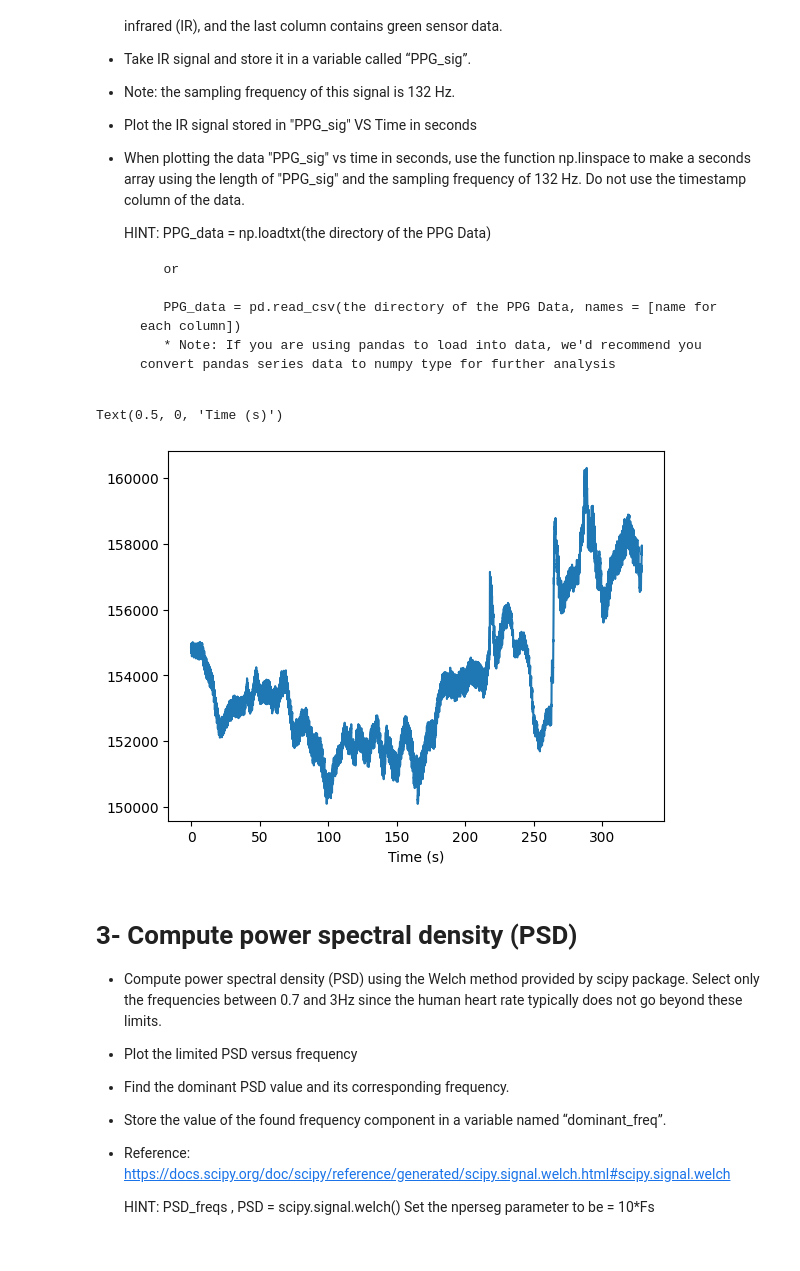
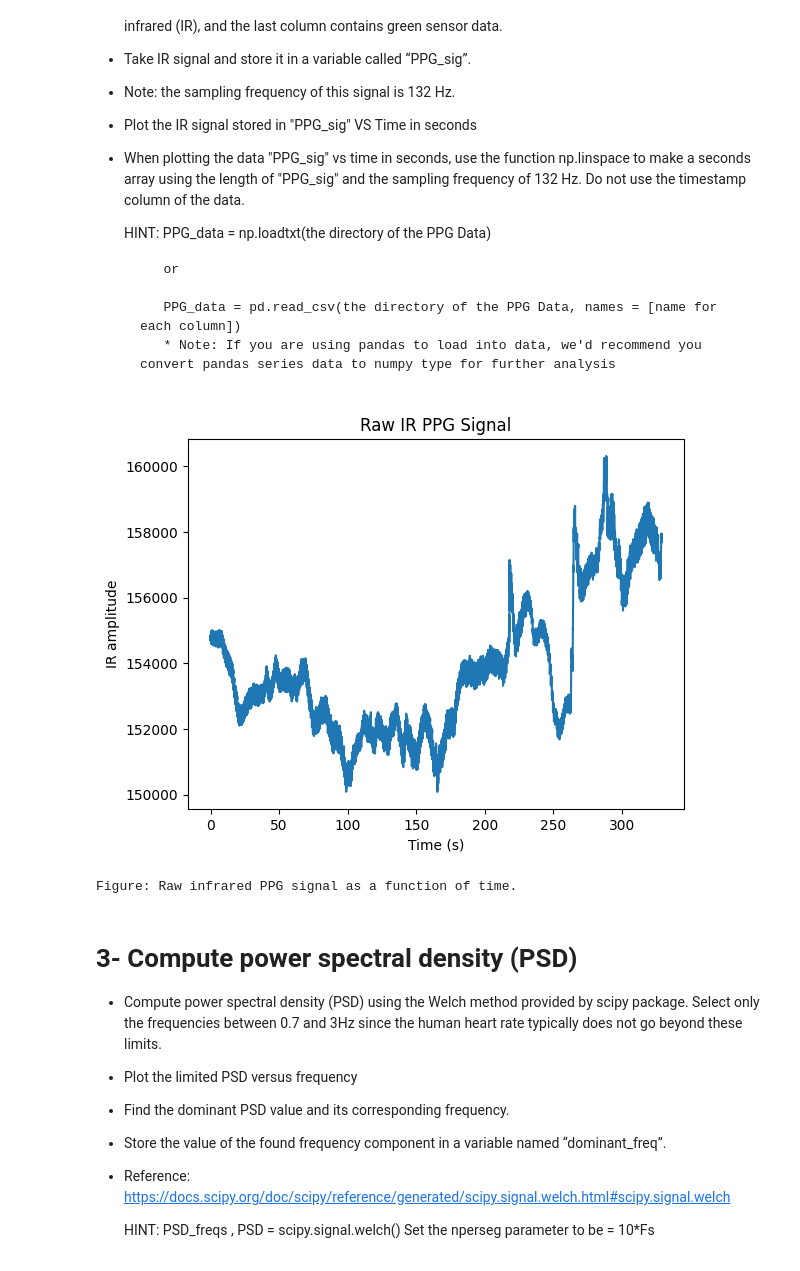
Before and after one commit to simulate111/Acquisition-and-Analysis-of-Biosignals, a Jupyter notebook: dtek0042_exercise_3.ipynb, the cells around one changed output. Cells and saved outputs as stored; diff of their text form; code cells hidden in the pictures.

```diff
--- a/dtek0042_exercise_3.ipynb
+++ b/dtek0042_exercise_3.ipynb
@@ -47,22 +47,26 @@ import scipy.signal as signal
 # %%
 #code
 
 # Loading data
 PPG_data =np.loadtxt("PPG_record.txt",delimiter=',')
 # IR-signal in third channel
 PPG_sig= PPG_data[:,2]
 # sampling frequency 132 Hz
 fs= 132
 
 # time steps from frequency and data
 time = np.linspace(0,len(PPG_sig)/ fs,len(PPG_sig),endpoint=False)
 
 # Plot IR
 plt.plot(time,PPG_sig)
 plt.xlabel("Time (s)")
+plt.title("Raw IR PPG Signal")
+plt.ylabel("IR amplitude")
+plt.show()
+print(f"Figure: Raw infrared PPG signal as a function of time.")
 # %% [output]
+[figure, new version]
-Text(0.5, 0, 'Time (s)')
+Figure: Raw infrared PPG signal as a function of time.
-[figure, old version]
 # %% [markdown]
 # 3- Compute power spectral density (PSD)
 
```
Also changed, not shown: parts of 8 cells of this notebook.
